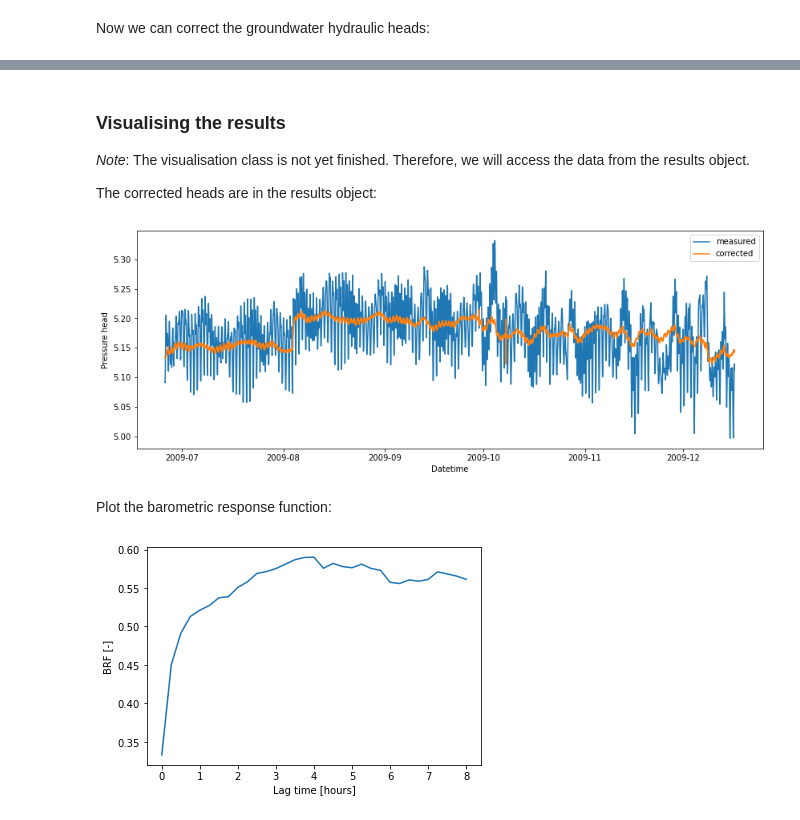
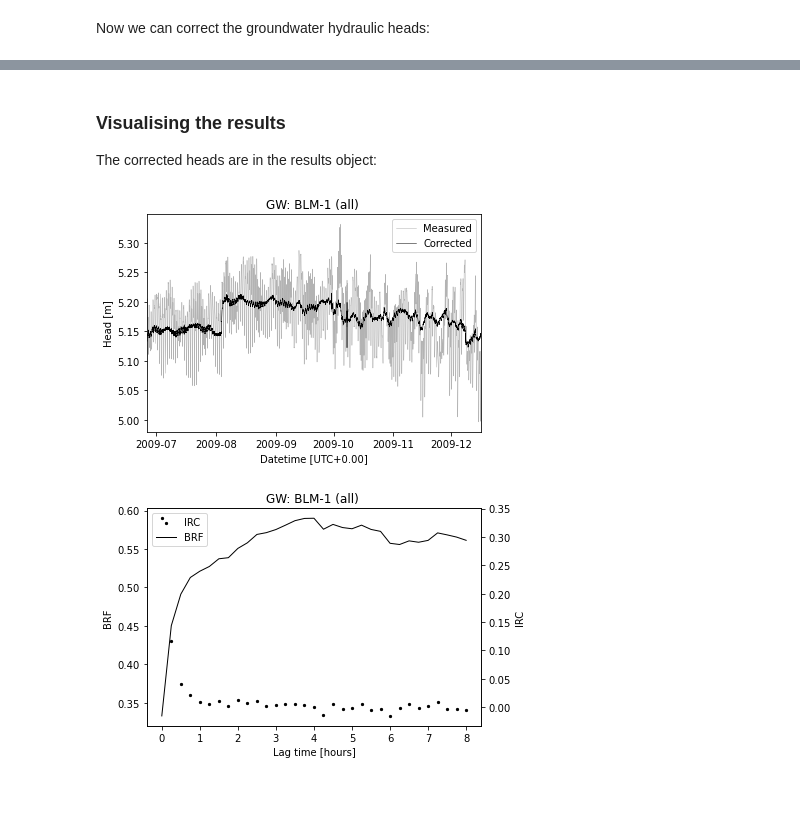
Before and after one commit to HydroGeoSines/HydroGeoSines, a Jupyter notebook: examples/Notebooks/Groundwater_head_correction.ipynb, the cells around one changed output, grey strips where cells are left out. Saved outputs shown, nothing was run; the diff lists cells and outputs as text; code cells hidden in the pictures; blank space fills up the shorter version.

```diff
--- a/examples/Notebooks/Groundwater_head_correction.ipynb
+++ b/examples/Notebooks/Groundwater_head_correction.ipynb
@@ -59,32 +60,9 @@ Reference: Method by Rasmussen and Crawford (1997) [doi:10.1111/j.1745-6584.1997
 # %% [markdown]
 ### Visualising the results
 
-*Note*: The visualisation class is not yet finished. Therefore, we will access the data from the results object.
-
 The corrected heads are in the results object:
 # %%
-orig_heads = corrected['GW_correct'][('BLM-1', 'all')][1]['GW']
-corr_heads = corrected['GW_correct'][('BLM-1', 'all')][0]['WLc']
-datetime = corrected['GW_correct'][('BLM-1', 'all')][1].index
-
-fig, ax = plt.subplots(figsize=(14, 5))
-ax.plot(datetime, orig_heads, label='measured')
-ax.plot(datetime, corr_heads, label='corrected')
-ax.set_xlabel('Datetime')
-ax.set_ylabel('Pressure head')
-ax.legend()
-plt.show()
+hgs.Output(corrected).plot()
 # %% [output]
-[figure, old version]
+[figure, new version]
+[figure, added]
-# %% [markdown]
-Plot the barometric response function:
-# %%
-lags = corrected['GW_correct'][('BLM-1', 'all')][0]['brf']['lag']
-crf = corrected['GW_correct'][('BLM-1', 'all')][0]['brf']['crf']
-
-plt.plot(lags, crf)
-plt.xlabel('Lag time [hours]')
-plt.ylabel('BRF [-]')
-plt.show()
-# %% [output]
-[figure, removed]
```
Also changed, not shown: parts of 3 cells of this notebook, 3 other files.
